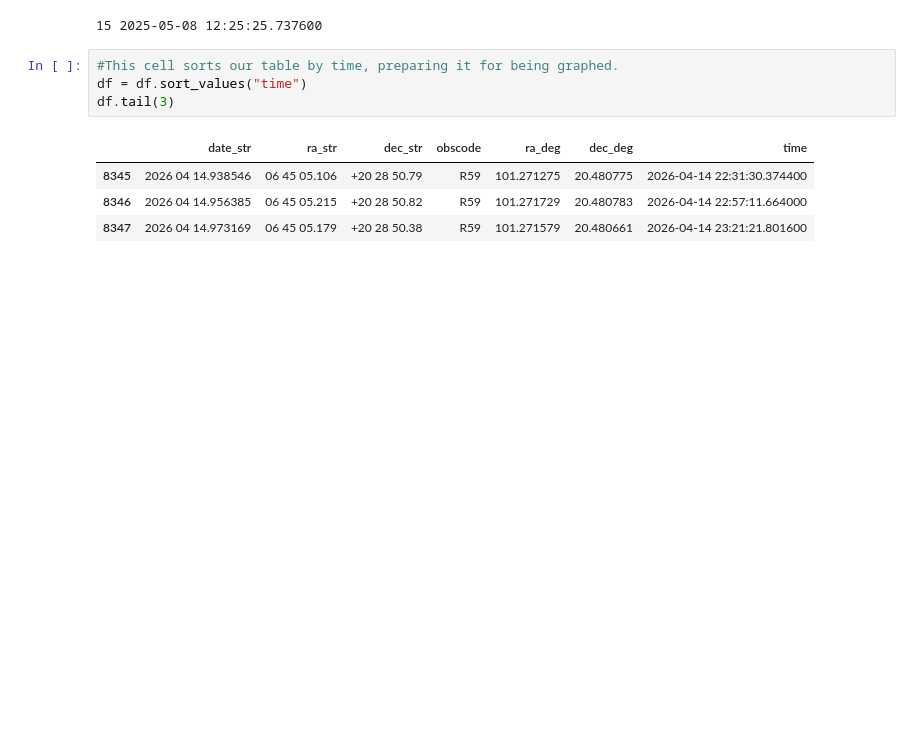
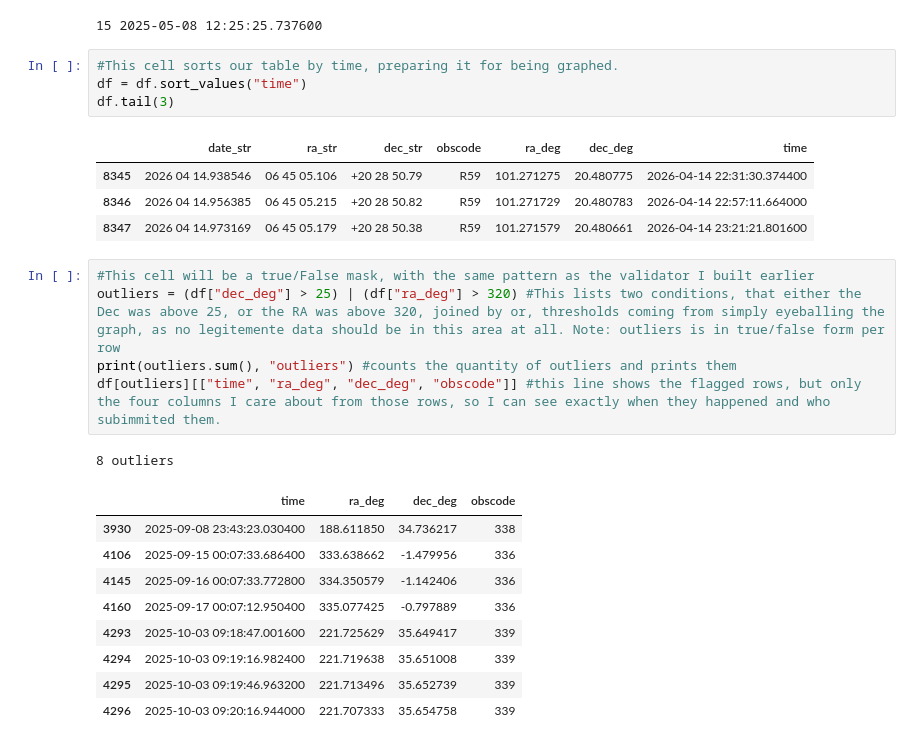
Before and after one commit to MarshallF-dev/Project-INTERLOPER, a Jupyter notebook: notebooks/3I_ATLAS_astrometry.ipynb, the cells around one changed output. Drawn from its saved outputs; the diff is of its cells as text; blank space fills up the shorter version.

```diff
--- a/notebooks/3I_ATLAS_astrometry.ipynb
+++ b/notebooks/3I_ATLAS_astrometry.ipynb
@@ -129,6 +129,22 @@ df.tail(3)
 | 8345 | 2026 04 14.938546 | 06 45 05.106 | +20 28 50.79 | R59 | 101.271275 | 20.480775 | 2026-04-14 22:31:30.374400 |
 | 8346 | 2026 04 14.956385 | 06 45 05.215 | +20 28 50.82 | R59 | 101.271729 | 20.480783 | 2026-04-14 22:57:11.664000 |
 | 8347 | 2026 04 14.973169 | 06 45 05.179 | +20 28 50.38 | R59 | 101.271579 | 20.480661 | 2026-04-14 23:21:21.801600 |
+# %%
+#This cell will be a true/False mask, with the same pattern as the validator I built earlier
+outliers = (df["dec_deg"] > 25) | (df["ra_deg"] > 320) #This lists two conditions, that either the Dec was above 25, or the RA was above 320, joined by or, thresholds coming from simply eyeballing the graph, as no legitemente data should be in this area at all. Note: outliers is in true/false form per row
+print(outliers.sum(), "outliers") #counts the quantity of outliers and prints them
+df[outliers][["time", "ra_deg", "dec_deg", "obscode"]] #this line shows the flagged rows, but only the four columns I care about from those rows, so I can see exactly when they happened and who subimmited them.
+# %% [output]
+8 outliers
+|  | time | ra_deg | dec_deg | obscode |
+| 3930 | 2025-09-08 23:43:23.030400 | 188.611850 | 34.736217 | 338 |
+| 4106 | 2025-09-15 00:07:33.686400 | 333.638662 | -1.479956 | 336 |
+| 4145 | 2025-09-16 00:07:33.772800 | 334.350579 | -1.142406 | 336 |
+| 4160 | 2025-09-17 00:07:12.950400 | 335.077425 | -0.797889 | 336 |
+| 4293 | 2025-10-03 09:18:47.001600 | 221.725629 | 35.649417 | 339 |
+| 4294 | 2025-10-03 09:19:16.982400 | 221.719638 | 35.651008 | 339 |
+| 4295 | 2025-10-03 09:19:46.963200 | 221.713496 | 35.652739 | 339 |
+| 4296 | 2025-10-03 09:20:16.944000 | 221.707333 | 35.654758 | 339 |
 # %%
 #This will create a plot of the skytrack of 3I/ATLAS throughout all of its available observations
 import matplotlib.pyplot as plt
```
Also changed, not shown: parts of 1 cell of this notebook, 5 other files.
